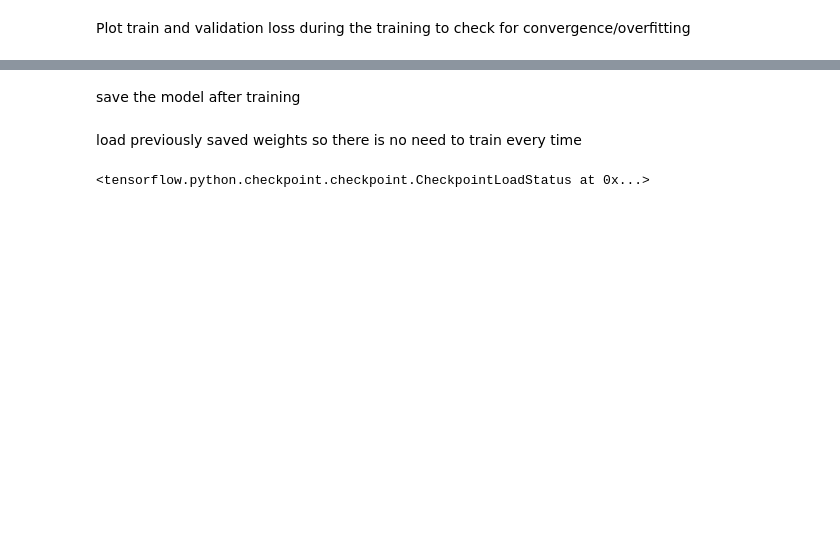
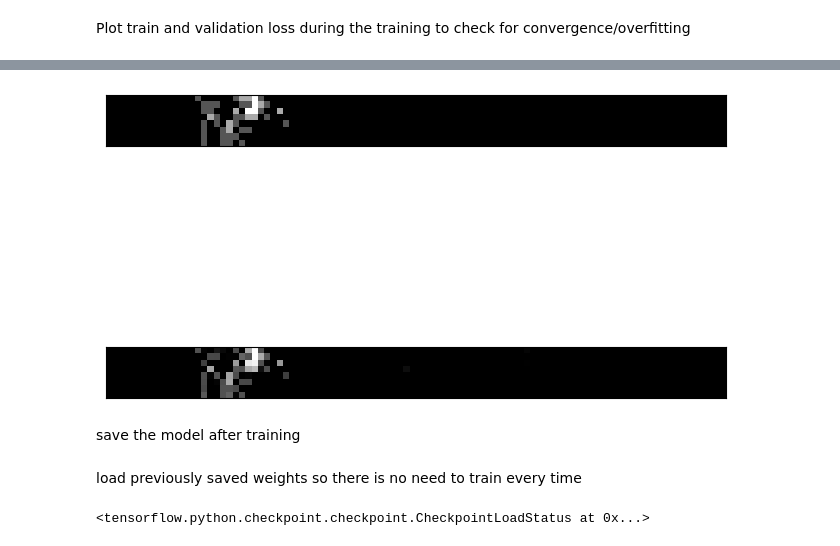
Before and after one commit to GiuliaPaggi/JetIDwithAutoencoder, a Jupyter notebook: JetIDAE.ipynb, the cells around one changed output, grey strips where cells are left out. Drawn from its saved outputs; the diff is of its cells as text; code cells hidden in the pictures; blank space fills up the shorter version.

```diff
--- a/JetIDAE.ipynb
+++ b/JetIDAE.ipynb
@@ -141,7 +153,6 @@ def plot_input(sample, n, dims):
     plt.show()
 
 def plot_autoencoder_outputs(sample, autoencoder, n, dims):
-    decoded_imgs = autoencoder.predict(sample)
 
     # number of example digits to show
     plt.figure(figsize=(8, 6))
@@ -158,6 +169,7 @@ def plot_autoencoder_outputs(sample, autoencoder, n, dims):
             ax.set_title('Original Images')
 
         # plot reconstruction
+        decoded_imgs = autoencoder.predict(event)
         ax = plt.subplot(2, n, i + 1 + n)
         plt.imshow(decoded_imgs[i,:-2].reshape(*dims))
         plt.gray()
@@ -245,0 +312,3 @@ if train_ae :
+# %%
+plot_autoencoder_outputs(df, autoencoder, 2, (layer, n_chann))
+# %% [output]
@@ -246,3 +317,4 @@ if train_ae :
+[figure, added]
 # %% [markdown]
 save the model after training
 # %%
```
Also changed, not shown: parts of 31 cells of this notebook.
